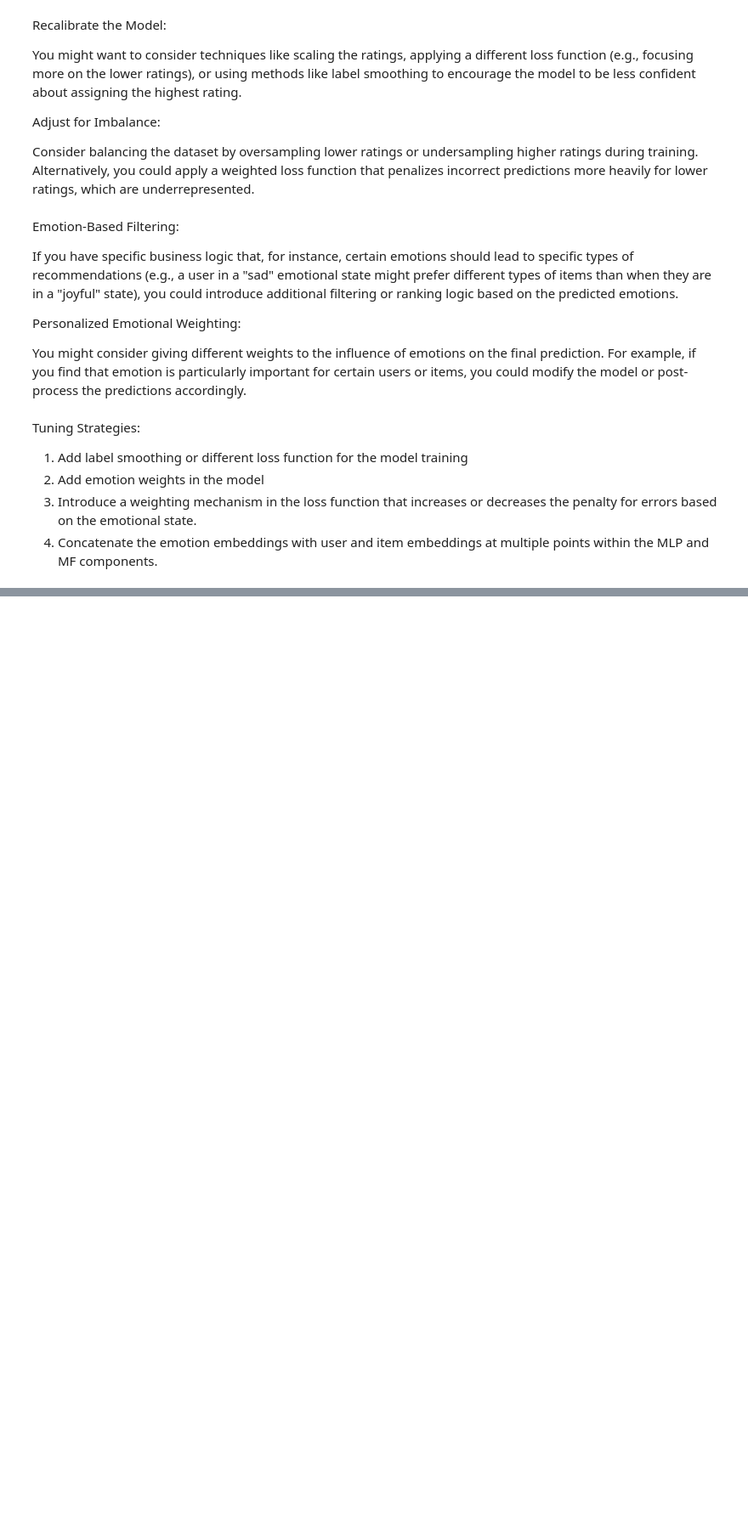
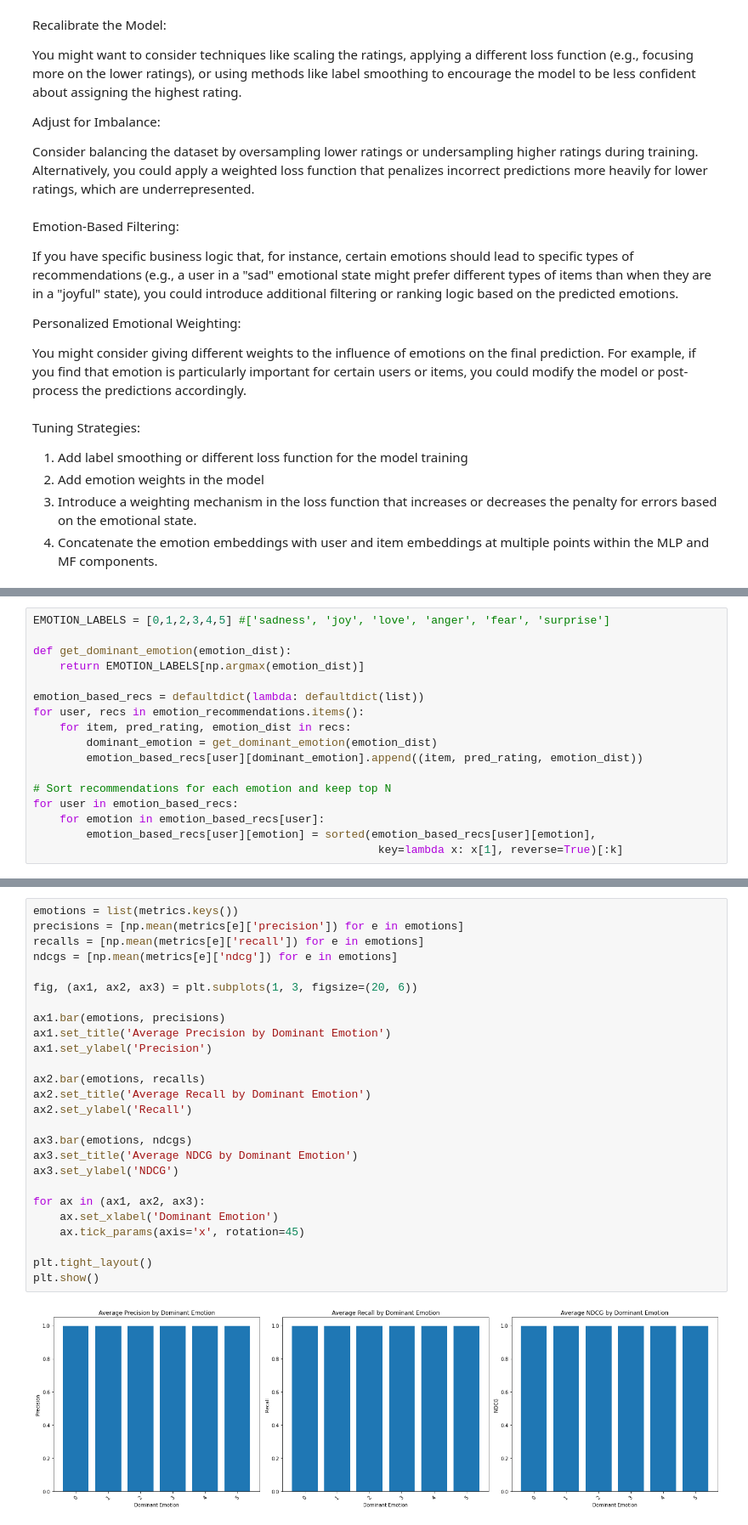
Before and after one commit to AML-2304-NaturalLanguageProcessing/AmazonBooksRecommendation, a Jupyter notebook: notebooks/neural-cf eval.ipynb, the cells around one changed output, grey strips where cells are left out. Shown at 85% size. Cells and saved outputs as stored; diff of their text form; blank space fills up the shorter version.

```diff
--- a/notebooks/neural-cf eval.ipynb
+++ b/notebooks/neural-cf eval.ipynb
@@ -351,0 +281,17 @@ Tuning Strategies:
+# %%
+EMOTION_LABELS = [0,1,2,3,4,5] #['sadness', 'joy', 'love', 'anger', 'fear', 'surprise']
+
+def get_dominant_emotion(emotion_dist):
+    return EMOTION_LABELS[np.argmax(emotion_dist)]
+
+emotion_based_recs = defaultdict(lambda: defaultdict(list))
+for user, recs in emotion_recommendations.items():
+    for item, pred_rating, emotion_dist in recs:
+        dominant_emotion = get_dominant_emotion(emotion_dist)
+        emotion_based_recs[user][dominant_emotion].append((item, pred_rating, emotion_dist))
+
+# Sort recommendations for each emotion and keep top N
+for user in emotion_based_recs:
+    for emotion in emotion_based_recs[user]:
+        emotion_based_recs[user][emotion] = sorted(emotion_based_recs[user][emotion],
+                                                    key=lambda x: x[1], reverse=True)[:k]
@@ -351,0 +344,28 @@ Tuning Strategies:
+# %%
+emotions = list(metrics.keys())
+precisions = [np.mean(metrics[e]['precision']) for e in emotions]
+recalls = [np.mean(metrics[e]['recall']) for e in emotions]
+ndcgs = [np.mean(metrics[e]['ndcg']) for e in emotions]
+
+fig, (ax1, ax2, ax3) = plt.subplots(1, 3, figsize=(20, 6))
+
+ax1.bar(emotions, precisions)
+ax1.set_title('Average Precision by Dominant Emotion')
+ax1.set_ylabel('Precision')
+
+ax2.bar(emotions, recalls)
+ax2.set_title('Average Recall by Dominant Emotion')
+ax2.set_ylabel('Recall')
+
+ax3.bar(emotions, ndcgs)
+ax3.set_title('Average NDCG by Dominant Emotion')
+ax3.set_ylabel('NDCG')
+
+for ax in (ax1, ax2, ax3):
+    ax.set_xlabel('Dominant Emotion')
+    ax.tick_params(axis='x', rotation=45)
+
+plt.tight_layout()
+plt.show()
+# %% [output]
+[figure, added]
```
Also changed, not shown: parts of 14 cells of this notebook, 1 other file.
